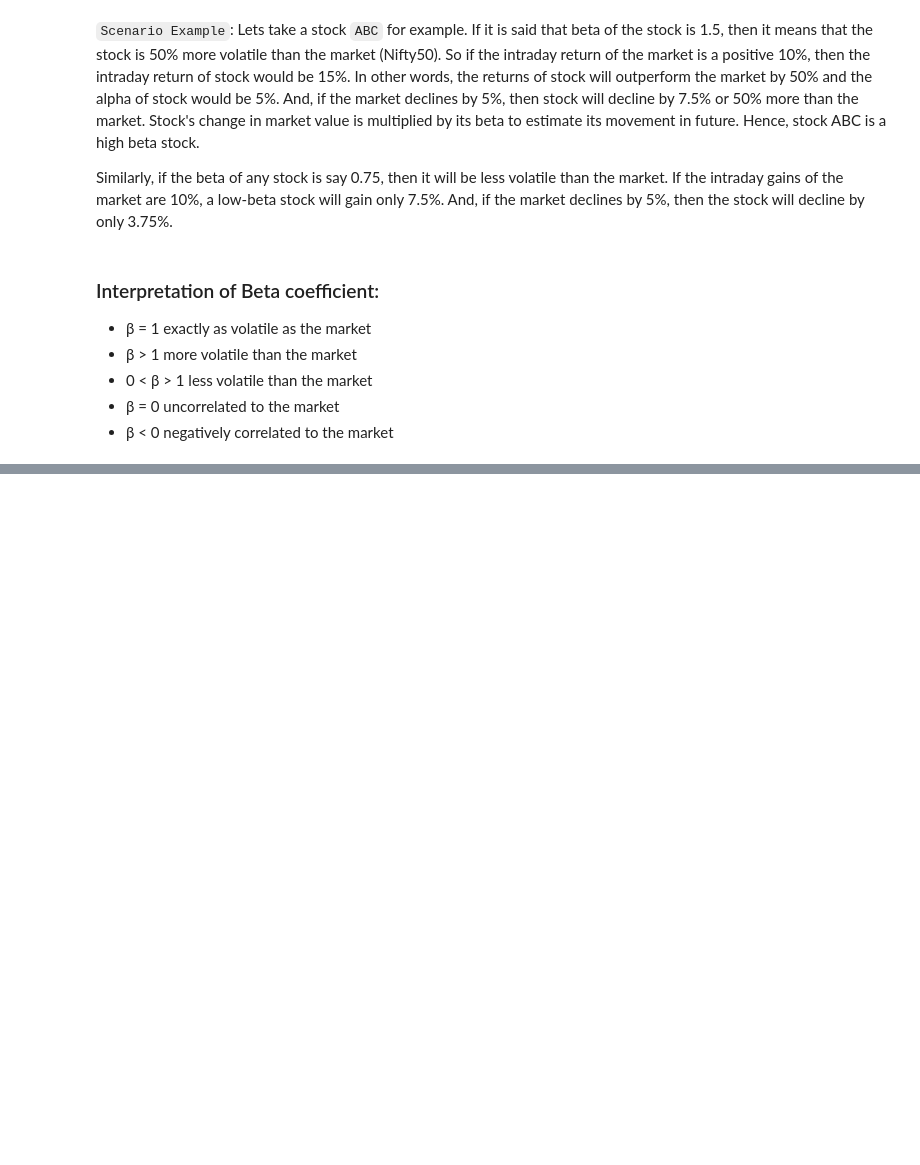
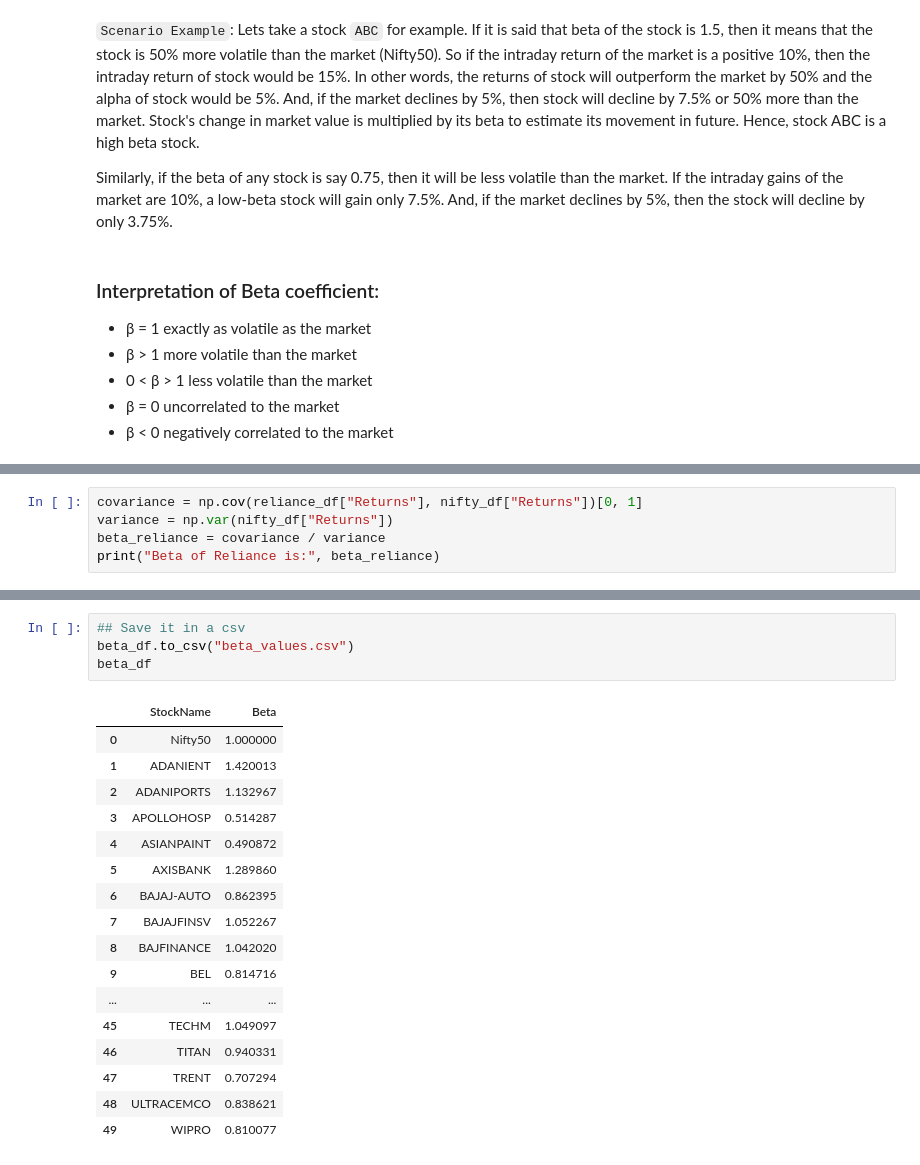
Before and after one commit to Ayush-Patel15/Beta_of_stock, a Jupyter notebook: beta_of_an_asset.ipynb, the cells around one changed output, grey strips where cells are left out. Cells and saved outputs as stored; diff of their text form; blank space fills up the shorter version.

```diff
--- a/beta_of_an_asset.ipynb
+++ b/beta_of_an_asset.ipynb
@@ -25,0 +96,5 @@ Similarly, if the beta of any stock is say 0.75, then it will be less volatile t
+# %%
+covariance = np.cov(reliance_df["Returns"], nifty_df["Returns"])[0, 1]
+variance = np.var(nifty_df["Returns"])
+beta_reliance = covariance / variance
+print("Beta of Reliance is:", beta_reliance)
@@ -25,0 +192,22 @@ Similarly, if the beta of any stock is say 0.75, then it will be less volatile t
+# %%
+## Save it in a csv
+beta_df.to_csv("beta_values.csv")
+beta_df
+# %% [output]
+|  | StockName | Beta |
+| 0 | Nifty50 | 1.000000 |
+| 1 | ADANIENT | 1.420013 |
+| 2 | ADANIPORTS | 1.132967 |
+| 3 | APOLLOHOSP | 0.514287 |
+| 4 | ASIANPAINT | 0.490872 |
+| 5 | AXISBANK | 1.289860 |
+| 6 | BAJAJ-AUTO | 0.862395 |
+| 7 | BAJAJFINSV | 1.052267 |
+| 8 | BAJFINANCE | 1.042020 |
+| 9 | BEL | 0.814716 |
+| ... | ... | ... |
+| 45 | TECHM | 1.049097 |
+| 46 | TITAN | 0.940331 |
+| 47 | TRENT | 0.707294 |
+| 48 | ULTRACEMCO | 0.838621 |
+| 49 | WIPRO | 0.810077 |
```
Also changed, not shown: parts of 32 cells of this notebook, 2 other files.
